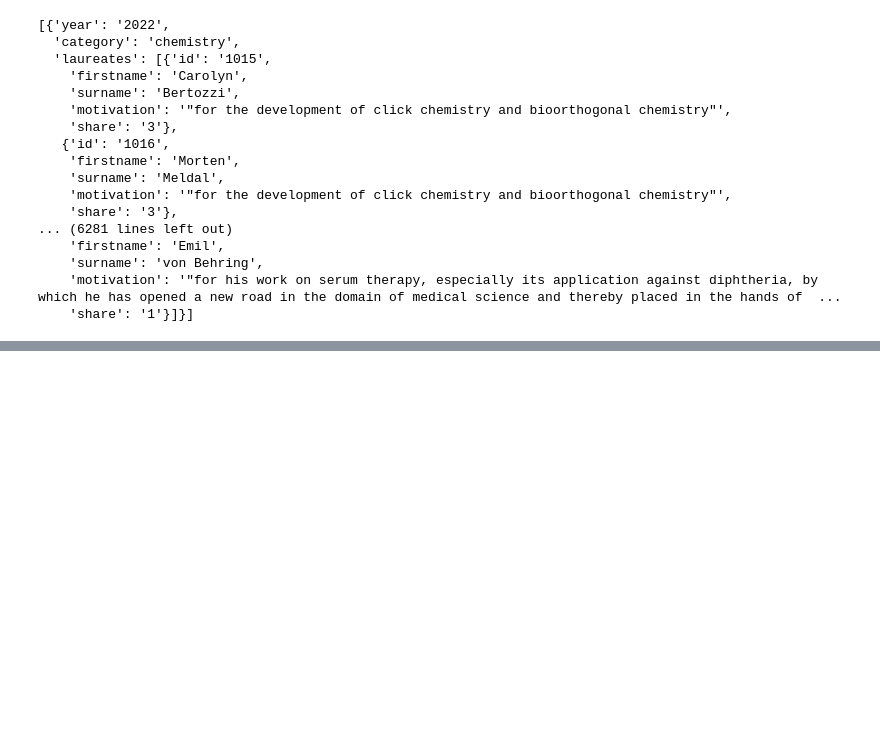
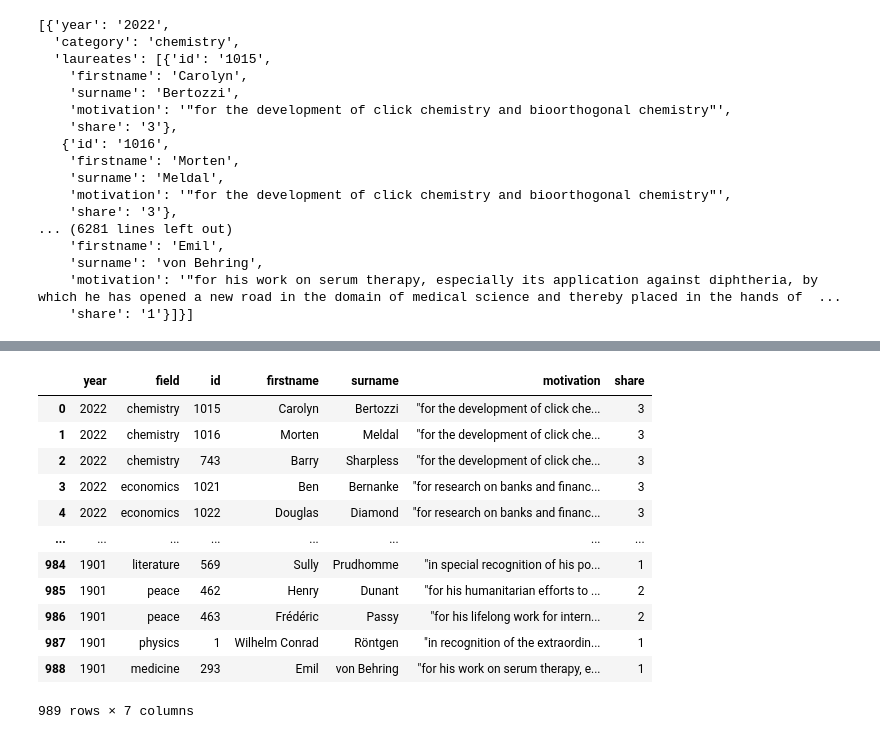
Before and after one commit to dewesh-chopra/itLab, a Jupyter notebook: April5th/Untitled.ipynb, the cells around one changed output, grey strips where cells are left out. Cells and saved outputs as stored; diff of their text form; code cells hidden in the pictures; blank space fills up the shorter version.

```diff
--- a/April5th/Untitled.ipynb
+++ b/April5th/Untitled.ipynb
@@ -102,7 +102,7 @@ df.head(10)
 # %%
 # 3 people, 3 lines
 # %%
-url = "http://api.nobelprize.org/v1/prize.json"
+url = "https://api.nobelprize.org/v1/prize.json"
 req = Request(url, headers = {"USER-AGENT": "Mozilla/5.0"})
 raw_data = urlopen(req).read()
 # %%
@@ -175,8 +156,10 @@ data
 # %%
 linea = []
+# print(type(data[0]))
 for entry in data:
     if 'laureates' in entry.keys():
-        for entry2 in entry:
+        for entry2 in entry['laureates']:
+
             inner=[]
             inner.append(entry.get('year'))
             inner.append(entry.get('category'))
@@ -250,0 +172,18 @@ AttributeError: 'list' object has no attribute 'dot'
+# %%
+df = pd.DataFrame(linea, columns = ['year', 'field', 'id', 'firstname', 'surname', 'motivation', 'share'])
+# %%
+df
+# %% [output]
+|  | year | field | id | firstname | surname | motivation | share |
+| 0 | 2022 | chemistry | 1015 | Carolyn | Bertozzi | "for the development of click che... | 3 |
+| 1 | 2022 | chemistry | 1016 | Morten | Meldal | "for the development of click che... | 3 |
+| 2 | 2022 | chemistry | 743 | Barry | Sharpless | "for the development of click che... | 3 |
+| 3 | 2022 | economics | 1021 | Ben | Bernanke | "for research on banks and financ... | 3 |
+| 4 | 2022 | economics | 1022 | Douglas | Diamond | "for research on banks and financ... | 3 |
+| ... | ... | ... | ... | ... | ... | ... | ... |
+| 984 | 1901 | literature | 569 | Sully | Prudhomme | "in special recognition of his po... | 1 |
+| 985 | 1901 | peace | 462 | Henry | Dunant | "for his humanitarian efforts to ... | 2 |
+| 986 | 1901 | peace | 463 | Frédéric | Passy | "for his lifelong work for intern... | 2 |
+| 987 | 1901 | physics | 1 | Wilhelm Conrad | Röntgen | "in recognition of the extraordin... | 1 |
+| 988 | 1901 | medicine | 293 | Emil | von Behring | "for his work on serum therapy, e... | 1 |
+989 rows × 7 columns
```
Also changed, not shown: parts of 9 cells of this notebook.
